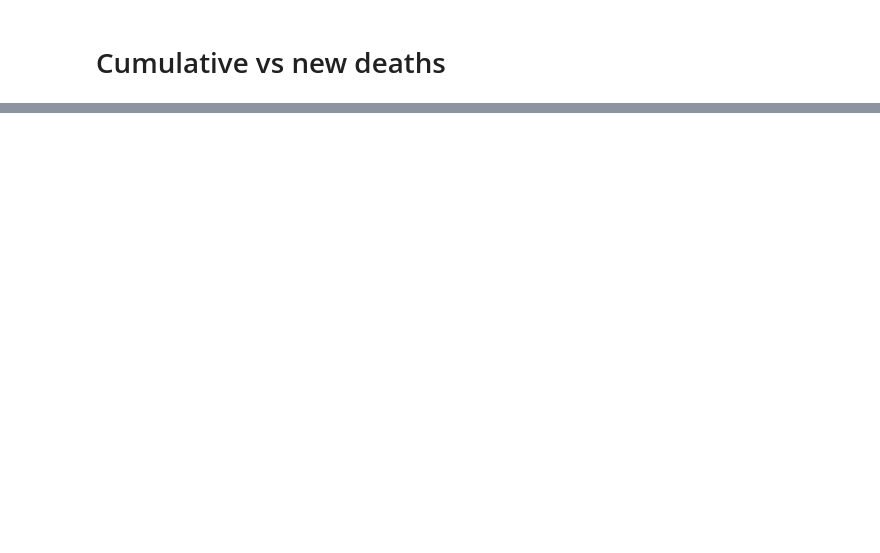
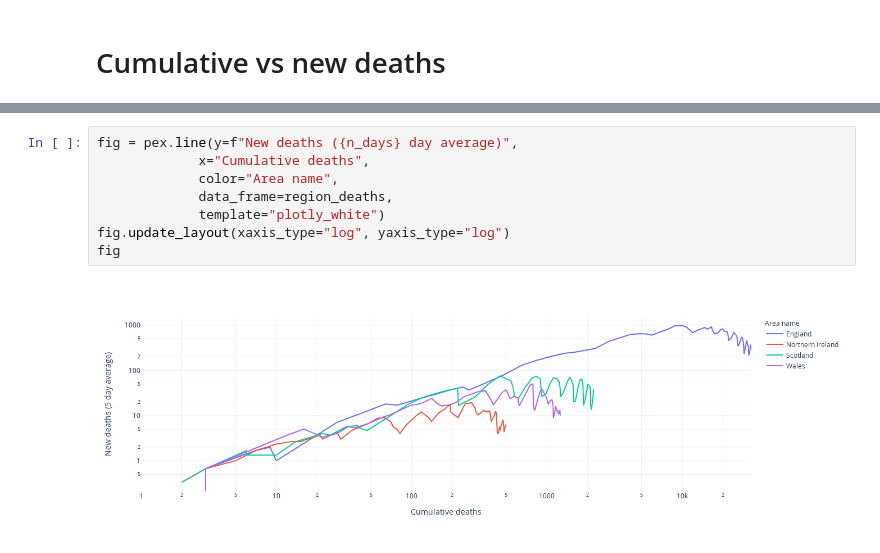
Before and after one commit to thompsonsed/covid_testing, a Jupyter notebook: covid_plots.ipynb, the cells around one changed output, grey strips where cells are left out. Saved outputs shown, nothing was run; the diff lists cells and outputs as text; blank space fills up the shorter version.

```diff
--- a/covid_plots.ipynb
+++ b/covid_plots.ipynb
@@ -136,0 +146,10 @@ p.set_xscale("log")
+# %%
+fig = pex.line(y=f"New deaths ({n_days} day average)",
+             x="Cumulative deaths",
+             color="Area name",
+             data_frame=region_deaths,
+             template="plotly_white")
+fig.update_layout(xaxis_type="log", yaxis_type="log")
+fig
+# %% [output]
+[figure, added]
```
Also changed, not shown: parts of 14 cells of this notebook.
